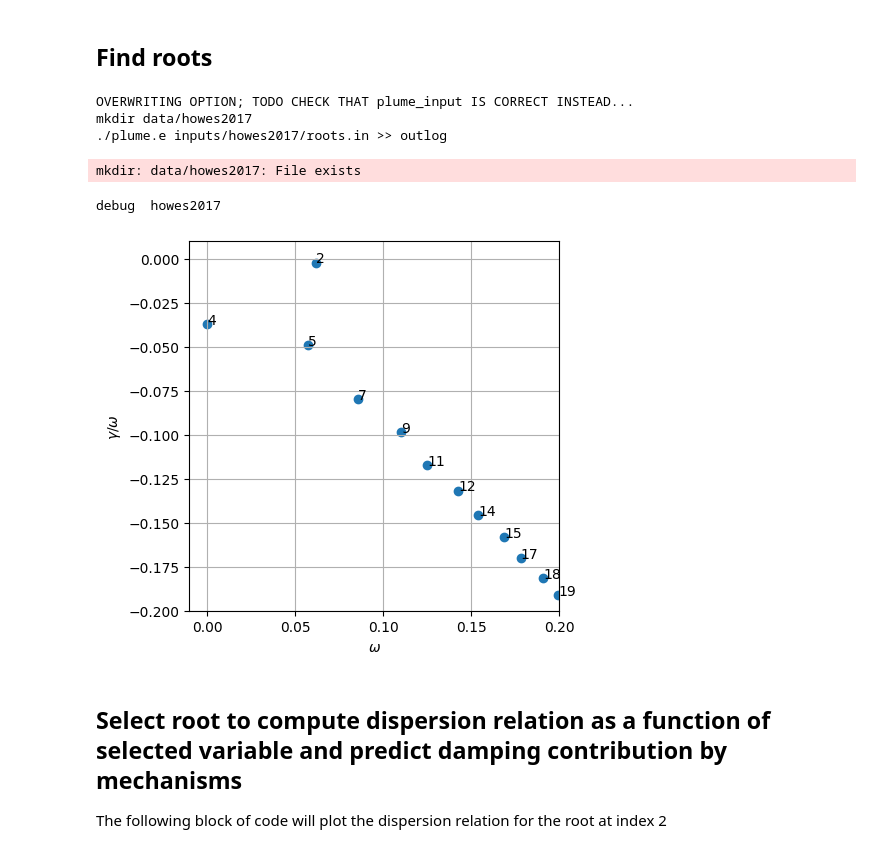
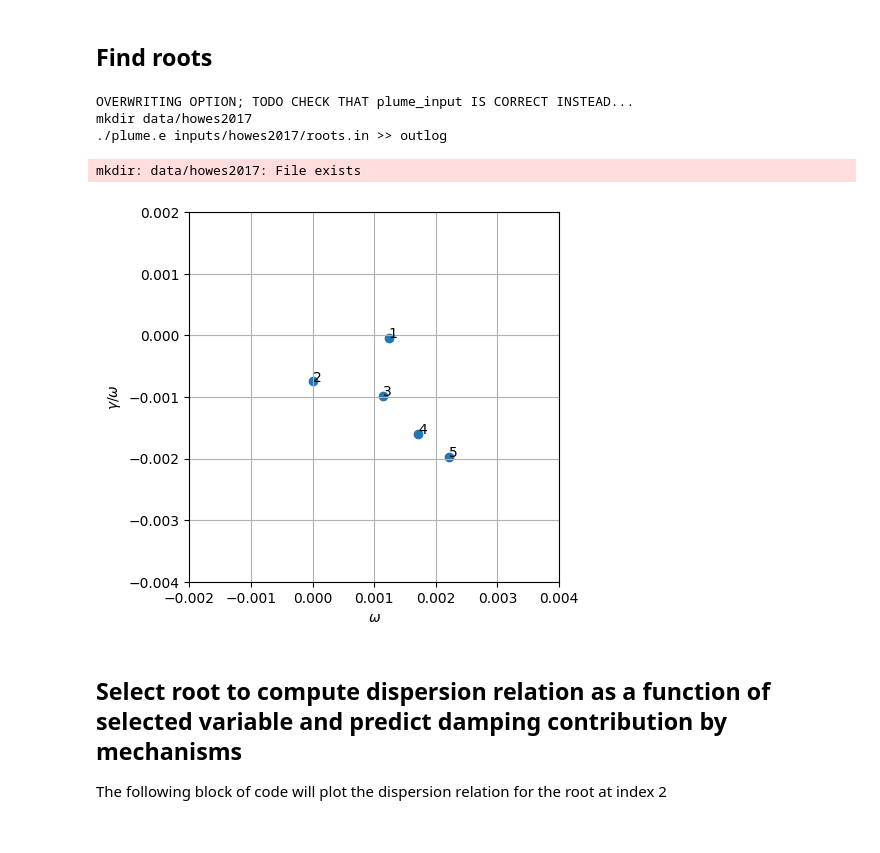
Before and after one commit to kgklein/PLUME, a Jupyter notebook: examplelinfpc.ipynb, the cells around one changed output. Saved outputs shown, nothing was run; the diff lists cells and outputs as text; code cells hidden in the pictures.

```diff
--- a/examplelinfpc.ipynb
+++ b/examplelinfpc.ipynb
@@ -38,7 +38,7 @@ plumeinput = lfpc.plume_input(filetag)
 # %%
 betap=1
 kperp=1.3
-kpar=.05 #not specified in paper but when kpar << 1, exact number is not needed as dynamics don't change much in this regime
+kpar=.001 #not specified in paper but when kpar << 1, exact number is not needed as dynamics don't change much in this regime
 vtp=1.0E-4
 nspec=2
 nscan=1
@@ -77,13 +77,16 @@ Appending species to list. Total species is now  2
 #all roots in this range. For each grid point, gradient descent is used to try and find a nearby solution.
 #Sometimes this results in no found root. Sometimes roots are found outside the sweep range
 #(both close to the range, and very far from it)
-loggridw=False
-omi=-1.0E-02
-omf=1.0E-0
-gami=-2.0E-01
-gamf=2.0E-01
+loggridw=False #Don't sweep from positive to negative if true! (b/c log(0))
+omi=1.0E-05
+omf=1.0E-2
+gami=-2.0E-03
+gamf=-2.0E-6
 positive_roots=True
 plumeinput.set_maps(loggridw,omi,omf,gami,gamf,positive_roots)
+
+#Finding the correct root can be hard sometimes! Try different grids!
+#Also, sometimes roots don't fully converge, so different grids may find the same root but have slightly different values
 # %%
 inputfldr= 'inputs/'+filetag+'/' #folder where all generated input files will be placed
 cmd = 'mkdir '+inputfldr
@@ -110,12 +113,11 @@ OVERWRITING OPTION; TODO CHECK THAT plume_input IS CORRECT INSTEAD...
 mkdir data/howes2017
 ./plume.e inputs/howes2017/roots.in >> outlog
 mkdir: data/howes2017: File exists
-debug  howes2017
 # %%
 flnm = 'figures/'+filetag+'/'+filetag+'roots.png'
-lp.plot_roots(roots,flnm=flnm,xlim=[-0.01,.2],ylim=[-.2,0.01])
+lp.plot_roots(roots,flnm=flnm,xlim=[-0.002,.004],ylim=[-.004,0.002])
 # %% [output]
-[figure, old version]
+[figure, new version]
 # %% [markdown]
 ## Select root to compute dispersion relation as a function of selected variable and predict damping contribution by mechanisms
 The following block of code will plot the dispersion relation for the root at index 2
```
Also changed, not shown: parts of 21 cells of this notebook, 7 other files.
